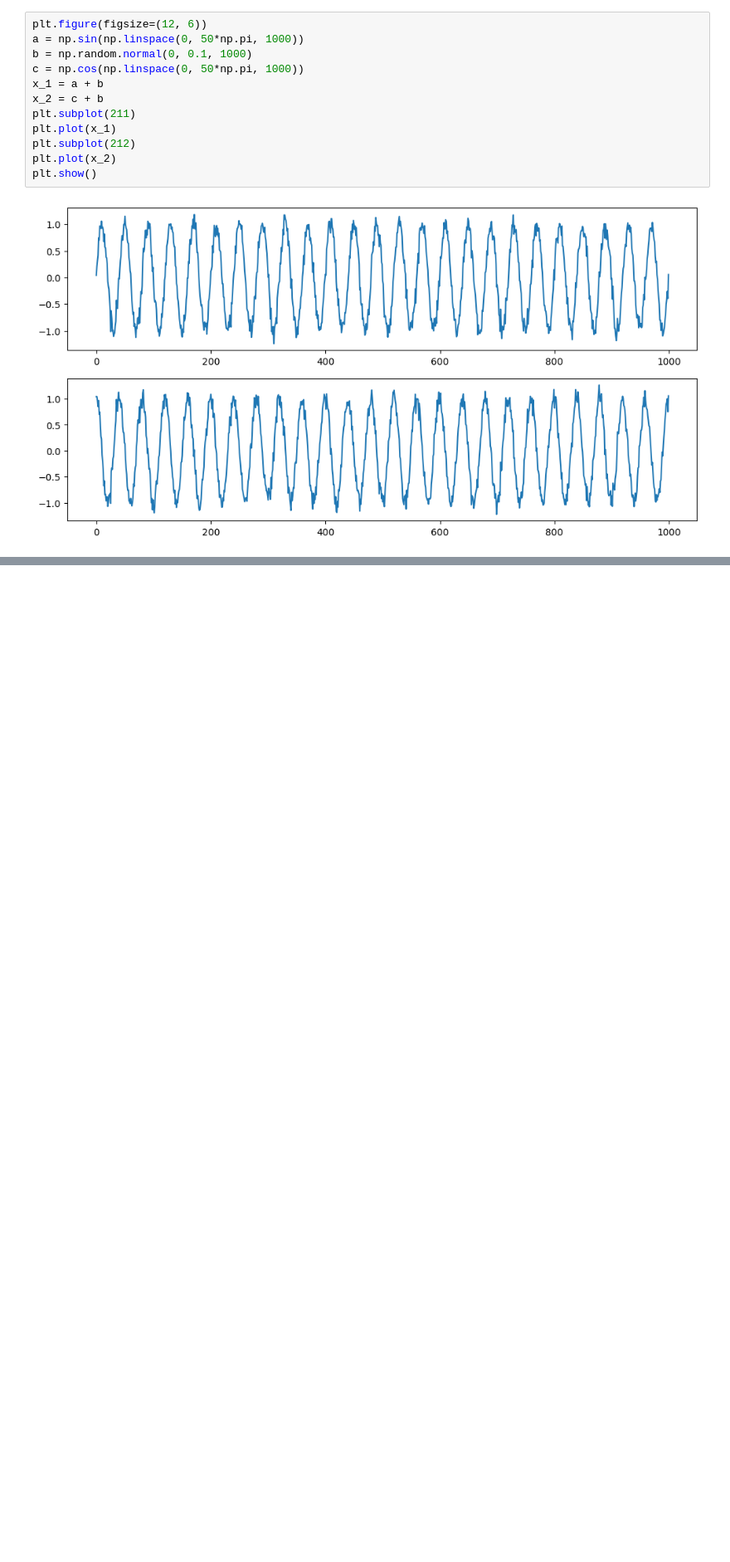
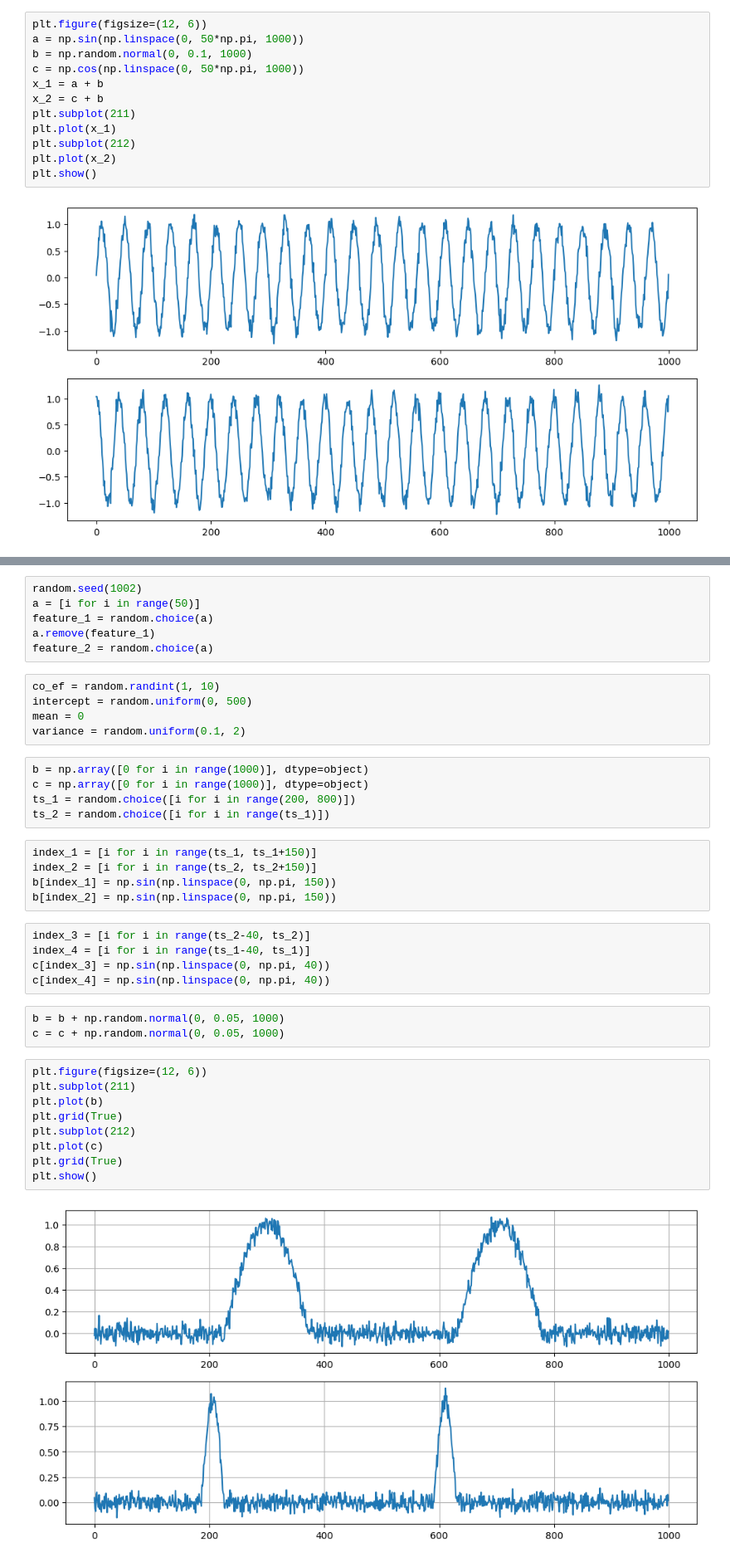
Before and after one commit to Morganh201/AnomalyDetection, a Jupyter notebook: AnomalyDetectionMethodsTest.ipynb, the cells around one changed output, grey strips where cells are left out. Shown at 83% size. Cells and saved outputs as stored; diff of their text form; blank space fills up the shorter version.

```diff
--- a/AnomalyDetectionMethodsTest.ipynb
+++ b/AnomalyDetectionMethodsTest.ipynb
@@ -225,0 +250,40 @@ plt.show()
+# %%
+random.seed(1002)
+a = [i for i in range(50)]
+feature_1 = random.choice(a)
+a.remove(feature_1)
+feature_2 = random.choice(a)
+# %%
+co_ef = random.randint(1, 10)
+intercept = random.uniform(0, 500)
+mean = 0
+variance = random.uniform(0.1, 2)
+# %%
+b = np.array([0 for i in range(1000)], dtype=object)
+c = np.array([0 for i in range(1000)], dtype=object)
+ts_1 = random.choice([i for i in range(200, 800)])
+ts_2 = random.choice([i for i in range(ts_1)])
+# %%
+index_1 = [i for i in range(ts_1, ts_1+150)]
+index_2 = [i for i in range(ts_2, ts_2+150)]
+b[index_1] = np.sin(np.linspace(0, np.pi, 150))
+b[index_2] = np.sin(np.linspace(0, np.pi, 150))
+# %%
+index_3 = [i for i in range(ts_2-40, ts_2)]
+index_4 = [i for i in range(ts_1-40, ts_1)]
+c[index_3] = np.sin(np.linspace(0, np.pi, 40))
+c[index_4] = np.sin(np.linspace(0, np.pi, 40))
+# %%
+b = b + np.random.normal(0, 0.05, 1000)
+c = c + np.random.normal(0, 0.05, 1000)
+# %%
+plt.figure(figsize=(12, 6))
+plt.subplot(211)
+plt.plot(b)
+plt.grid(True)
+plt.subplot(212)
+plt.plot(c)
+plt.grid(True)
+plt.show()
+# %% [output]
+[figure, added]
```
Also changed, not shown: parts of 13 cells of this notebook.
